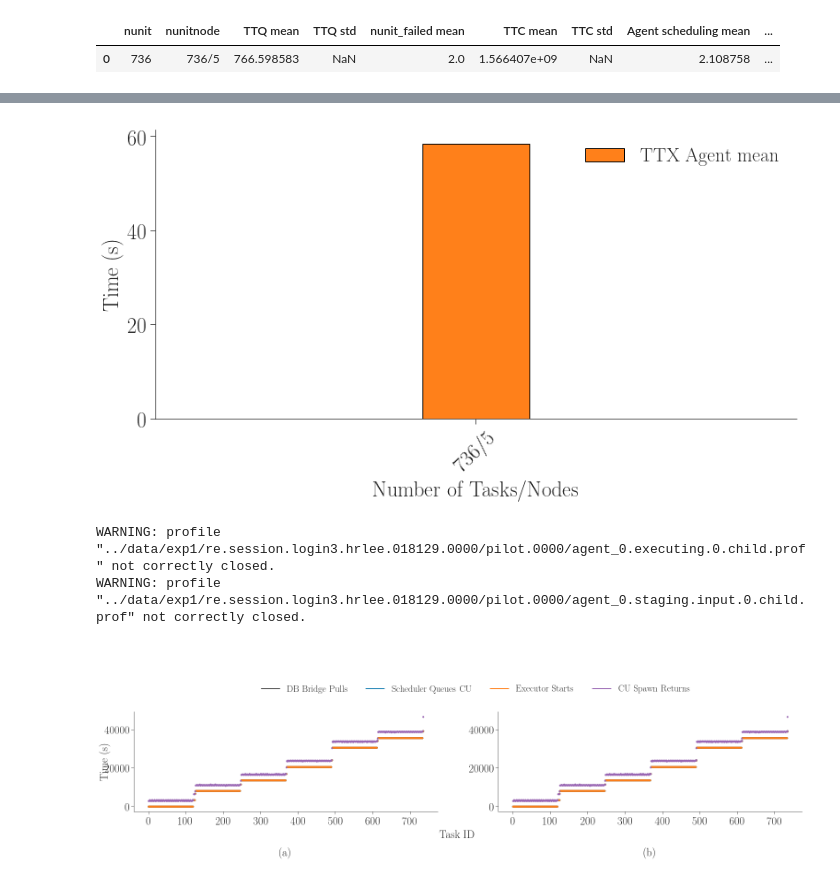
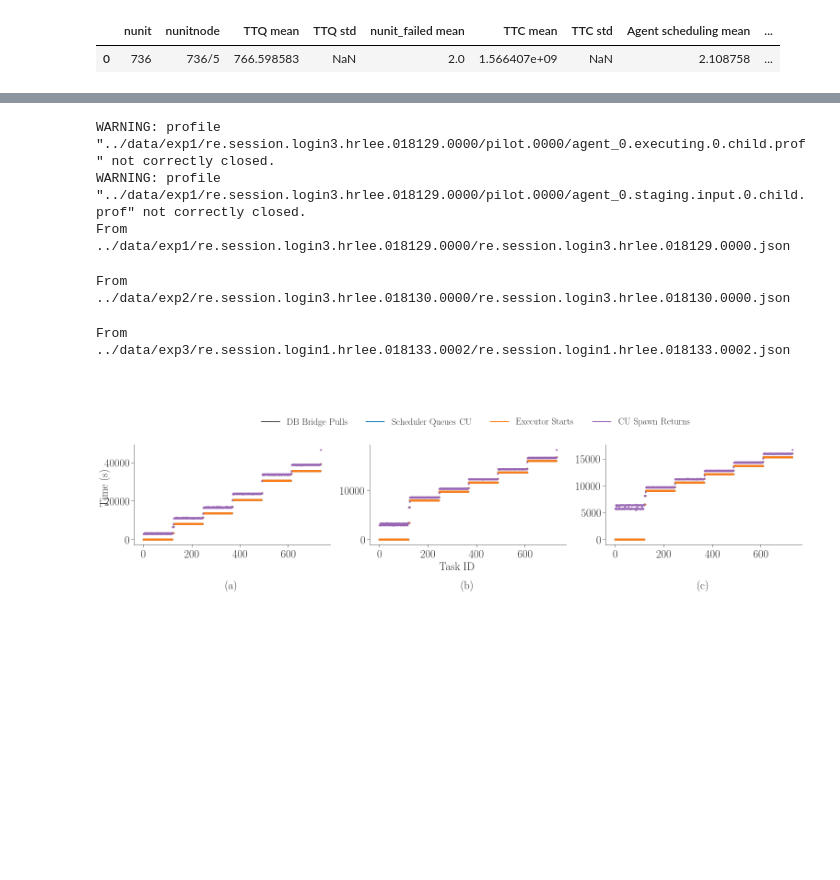
Before and after one commit to radical-experiments/deepdriveMD, a Jupyter notebook: analysis/overheads.ipynb, the cells around one changed output, grey strips where cells are left out. Cells and saved outputs as stored; diff of their text form; code cells hidden in the pictures; blank space fills up the shorter version.

```diff
--- a/analysis/overheads.ipynb
+++ b/analysis/overheads.ipynb
@@ -83,18 +241,18 @@ fig, ax = fig_setup(figsize=(13,6))
 
 # oh = oh.fillna(0)
 
-oh1.plot.bar(
+oh.plot.bar(
     x = 'nunitnode',
-    y = 'TTX Unit mean',
+    y = ['TTX Unit Exp1 mean', 'TTX Unit Exp2 mean', 'TTX Unit Exp3 mean'],
 #     yerr= 'TTX Unit std',
 #     logy=True,
 #     stacked=True,
-    width = 0.1, color = tableau20[3], ax = ax, rot = 45)
+    ax = ax, color = [tableau20[0], tableau20[2],  tableau20[4]], rot = 45)
 
 ax.set_xlabel('Number of Tasks/Nodes')
 ax.set_ylabel('Time (s)')
 ax.set_ylim(0)
-# ax.set_xlim(-0.5)
+ax.set_xlim(-1.5)
 
 plt.savefig('figures/paper_hyperrct_weak_scaling_ttx_subagent.pdf', dpi=300, bbox_inches='tight')
 plt.savefig('figures/paper_hyperrct_weak_scaling_ttx_subagent.png', dpi=300, bbox_inches='tight')
@@ -103,26 +261,3 @@ plt.savefig('figures/paper_hyperrct_weak_scaling_ttx_subagent.png', dpi=300, bbo
-# %%
-fig, ax = fig_setup(figsize=(13,6))
-
-# oh = oh.fillna(0)
-
-oh1.plot.bar(
-    x = 'nunitnode',
-    y = 'TTX Agent mean',
-#     yerr = 'TTX Agent std']],
-#     logy=True,
-#     stacked=True,
-    width=0.1, color=tableau20[2], ax=ax, rot=45)
-
-
-ax.set_xlabel('Number of Tasks/Nodes')
-ax.set_ylabel('Time (s)')
-ax.set_ylim(0)
-# ax.set_xlim(-0.5)
-
-plt.savefig('figures/paper_hyperrct_weak_scaling_rp_overhead_subagent.pdf', dpi=300, bbox_inches='tight')
-plt.savefig('figures/paper_hyperrct_weak_scaling_rp_overhead_subagent.png', dpi=300, bbox_inches='tight')
-# %% [output]
-[figure, removed]
 # %%
 # oh4_prrte.rename({'sending launch msg mean': 'pending app launch $>$ sending launch msg'}, axis='columns', inplace=True)
 # oh4_prrte.rename({'prte running 0 mean'    : 'sending launch msg $>$ running'}, axis='columns', inplace=True)
@@ -183,7 +318,7 @@ plt.savefig('figures/paper_hyperrct_weak_scaling_rp_overhead_subagent.png', dpi=
 # plt.savefig('figures/paper_prrte_weak_scaling_prrte_events.png', dpi=300, bbox_inches='tight')
 # %%
 # Load sessions for Synapse experiment 1
-ws_sras = load_sessions_units(
+ws_sras_exp1 = load_sessions_units(
     '../data',       # session directory
     exp1_sessions,   # sessions
     sorted(exp1_sessions.nunit.unique().tolist()) # session nunits
@@ -191,16 +326,35 @@ ws_sras = load_sessions_units(
 # %% [output]
 WARNING: profile "../data/exp1/re.session.login3.hrlee.018129.0000/pilot.0000/agent_0.executing.0.child.prof" not correctly closed.
 WARNING: profile "../data/exp1/re.session.login3.hrlee.018129.0000/pilot.0000/agent_0.staging.input.0.child.prof" not correctly closed.
+From ../data/exp1/re.session.login3.hrlee.018129.0000/re.session.login3.hrlee.018129.0000.json
+# %%
+# Load sessions for Synapse experiment 1
+ws_sras_exp2 = load_sessions_units(
+    '../data',       # session directory
+    exp2_sessions,   # sessions
+    sorted(exp2_sessions.nunit.unique().tolist()) # session nunits
+)
+# %% [output]
+From ../data/exp2/re.session.login3.hrlee.018130.0000/re.session.login3.hrlee.018130.0000.json
+# %%
+# Load sessions for Synapse experiment 1
+ws_sras_exp3 = load_sessions_units(
+    '../data',       # session directory
+    exp3_sessions,   # sessions
+    sorted(exp3_sessions.nunit.unique().tolist()) # session nunits
+)
+# %% [output]
+From ../data/exp3/re.session.login1.hrlee.018133.0002/re.session.login1.hrlee.018133.0002.json
 # %%
-nunits = [736,736]
+exps = [ws_sras_exp1, ws_sras_exp2, ws_sras_exp3]
 fwidth = 26
 fhight = 4
-fig, axarr = plt.subplots(1, len(nunits), sharex='col', figsize=(fwidth,fhight))#, sharey='row')
+fig, axarr = plt.subplots(1, len(exps), sharex='col', figsize=(fwidth,fhight))#, sharey='row')
 
 i = 0
 j = 'a'
-for nunit in nunits:
-    session  = ws_sras[nunit][0]
+for exp in exps:
+    session  = exp[exp.keys()[0]][0]
 
     # Get events and order them by Scheduling
     df = get_df_unit_events(session)
@@ -241,33 +395,33 @@ for nunit in nunits:
     i = i+1
     j = chr(ord(j) + 1)
 
 # Add common axes lables
-fig.text(0.085, 0.5, 'Time (s)', va='center', rotation='vertical', fontsize=24)
-fig.text(0.5, -0.08, 'Task ID', ha='center', fontsize=24)
+fig.text(0.085, 0.55, 'Time (s)', va='center', rotation='vertical', fontsize=24)
+fig.text(0.5, -0.07, 'Task ID', ha='center', fontsize=24)
 
 # Add common legend with f* proxy artists (https://matplotlib.org/users/legend_guide.html)
 fig.legend((
                 mpl.lines.Line2D([], [], color=tableau20[18]),
                 mpl.lines.Line2D([], [], color=tableau20[0] ),
                 mpl.lines.Line2D([], [], color=tableau20[2] ),
                 # mpl.lines.Line2D([], [], color=tableau20[4] ),
                 # mpl.lines.Line2D([], [], color=tableau20[6] ),
                 mpl.lines.Line2D([], [], color=tableau20[8] )
            ),
            (
                 'DB Bridge Pulls',
                 'Scheduler Queues CU',
                 'Executor Starts',
                 # 'Executable Starts',
                 # 'Executable Stops',
                 'CU Spawn Returns',
            ),
            'upper center',
            bbox_to_anchor=(0.44, 1.4),
            fontsize=20,
            ncol=6)
 
 plt.savefig('figures/paper_prrte_weak_scaling_rp_events_timeline.pdf', dpi=300, bbox_inches='tight')
 plt.savefig('figures/paper_prrte_weak_scaling_rp_events_timeline.png', dpi=300, bbox_inches='tight')
 # %% [output]
-[figure, old version]
+[figure, new version]
```
Also changed, not shown: parts of 10 cells of this notebook, 10 other files.
